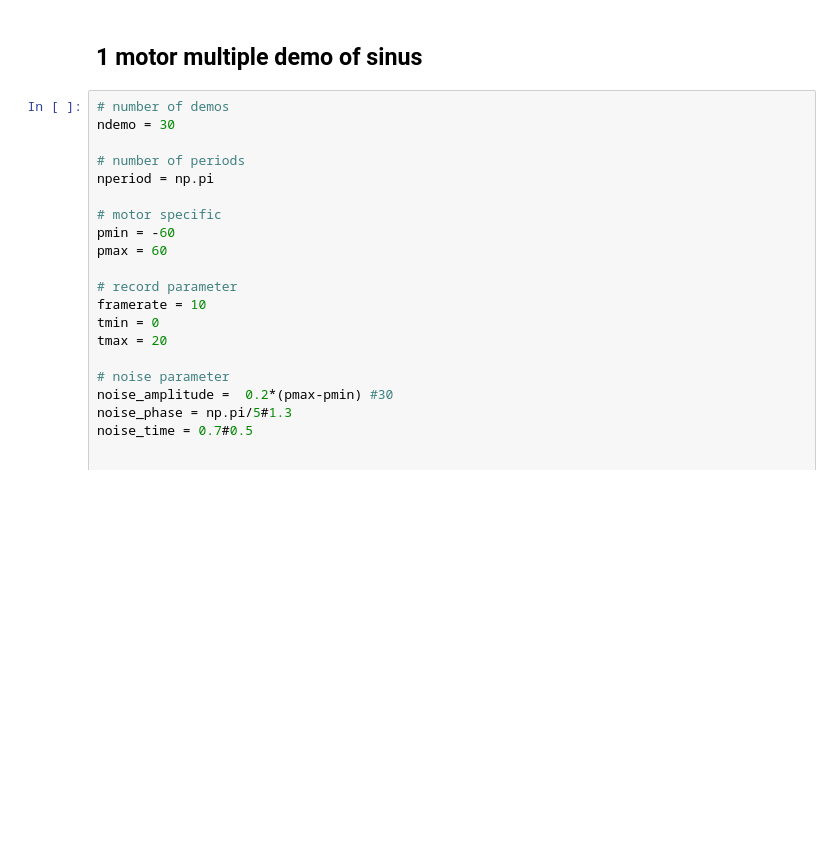
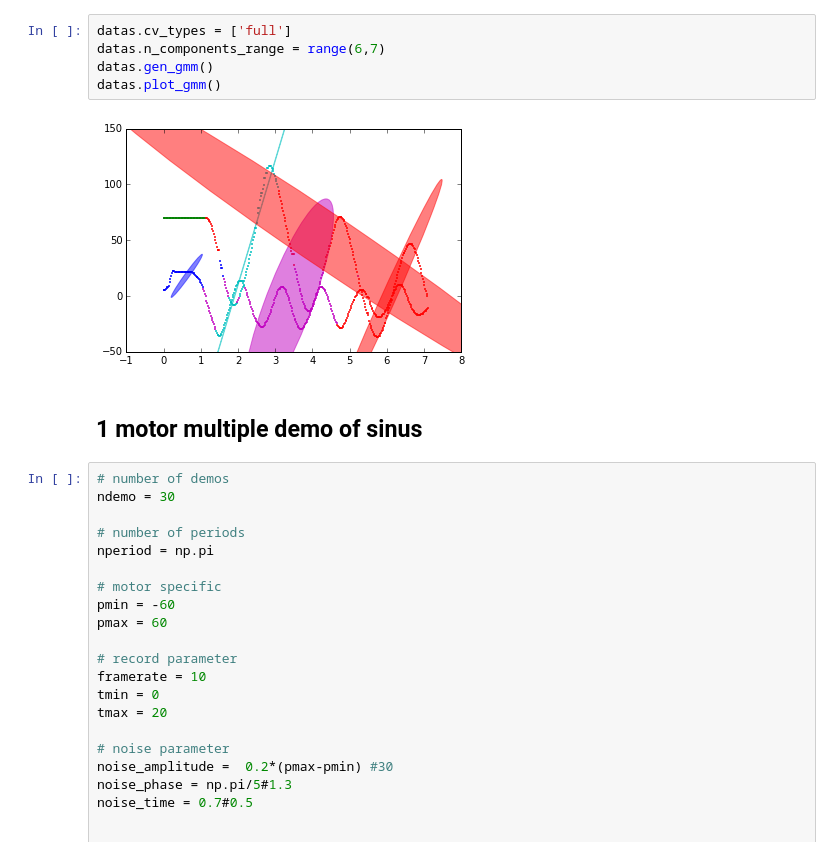
Before and after one commit to show0k/gmm-lbd, a Jupyter notebook: notebooks/generate data.ipynb, the cells around one changed output. Cells and saved outputs as stored; diff of their text form; blank space fills up the shorter version.

```diff
--- a/notebooks/generate data.ipynb
+++ b/notebooks/generate data.ipynb
@@ -266,3 +36,10 @@ datas.plot_bics()
+# %%
+datas.cv_types = ['full']
+datas.n_components_range = range(6,7)
+datas.gen_gmm()
+datas.plot_gmm()
+# %% [output]
+[figure, added]
 # %% [markdown]
 ## 1 motor multiple demo of sinus
 # %%
```
Also changed, not shown: parts of 12 cells of this notebook, 1 other file.
